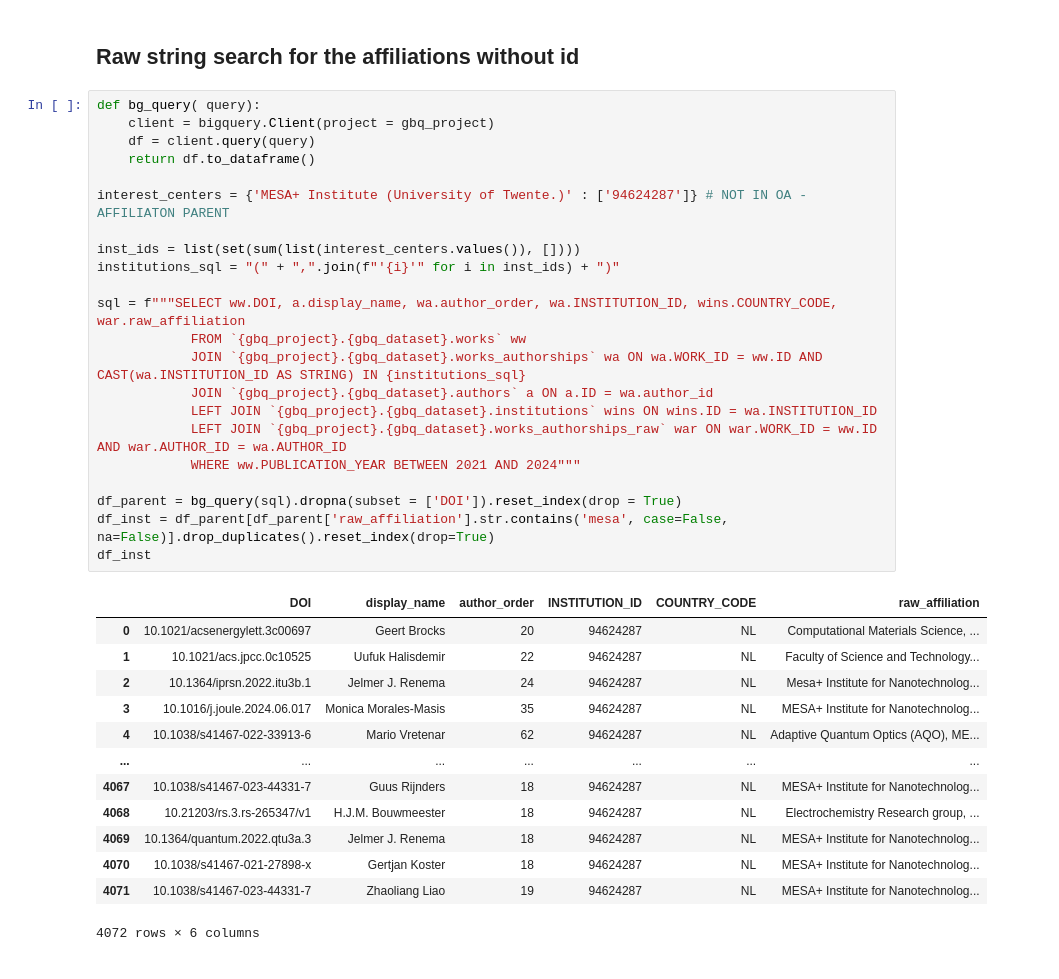
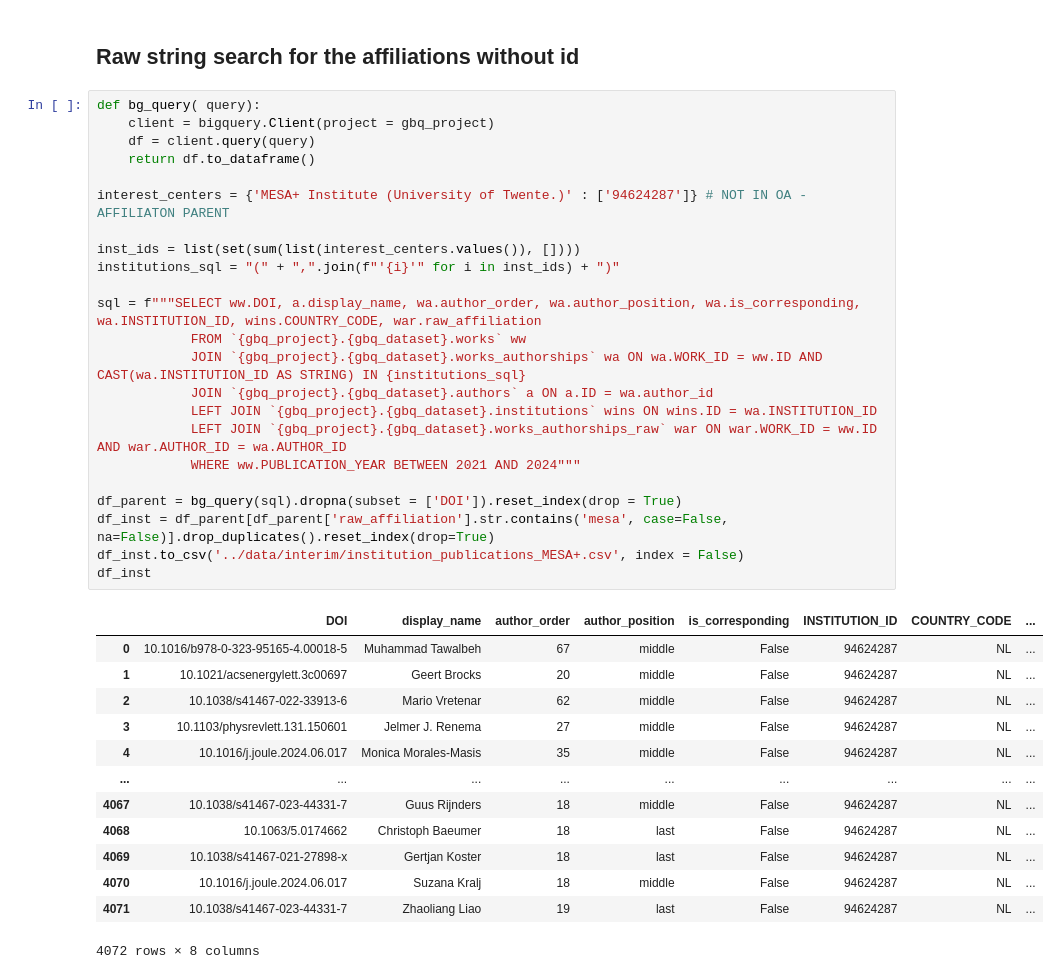
Before and after one commit to APVsiris/2025CERCA01, a Jupyter notebook: notebooks/3.0-apv-metrics.ipynb, the cells around one changed output. Saved outputs shown, nothing was run; the diff lists cells and outputs as text.

```diff
--- a/notebooks/3.0-apv-metrics.ipynb
+++ b/notebooks/3.0-apv-metrics.ipynb
@@ -151,38 +161,39 @@ Processing: Imdea Nanociencia
 # %%
 def bg_query( query):
     client = bigquery.Client(project = gbq_project)
     df = client.query(query)
     return df.to_dataframe()
 
 interest_centers = {'MESA+ Institute (University of Twente.)' : ['94624287']} # NOT IN OA - AFFILIATON PARENT
 
 inst_ids = list(set(sum(list(interest_centers.values()), [])))
 institutions_sql = "(" + ",".join(f"'{i}'" for i in inst_ids) + ")"
 
-sql = f"""SELECT ww.DOI, a.display_name, wa.author_order, wa.INSTITUTION_ID, wins.COUNTRY_CODE, war.raw_affiliation
+sql = f"""SELECT ww.DOI, a.display_name, wa.author_order, wa.author_position, wa.is_corresponding, wa.INSTITUTION_ID, wins.COUNTRY_CODE, war.raw_affiliation
             FROM `{gbq_project}.{gbq_dataset}.works` ww
             JOIN `{gbq_project}.{gbq_dataset}.works_authorships` wa ON wa.WORK_ID = ww.ID AND CAST(wa.INSTITUTION_ID AS STRING) IN {institutions_sql}
             JOIN `{gbq_project}.{gbq_dataset}.authors` a ON a.ID = wa.author_id
             LEFT JOIN `{gbq_project}.{gbq_dataset}.institutions` wins ON wins.ID = wa.INSTITUTION_ID
             LEFT JOIN `{gbq_project}.{gbq_dataset}.works_authorships_raw` war ON war.WORK_ID = ww.ID AND war.AUTHOR_ID = wa.AUTHOR_ID
             WHERE ww.PUBLICATION_YEAR BETWEEN 2021 AND 2024"""
 
 df_parent = bg_query(sql).dropna(subset = ['DOI']).reset_index(drop = True)
 df_inst = df_parent[df_parent['raw_affiliation'].str.contains('mesa', case=False, na=False)].drop_duplicates().reset_index(drop=True)
+df_inst.to_csv('../data/interim/institution_publications_MESA+.csv', index = False)
 df_inst
 # %% [output]
-|  | DOI | display_name | author_order | INSTITUTION_ID | COUNTRY_CODE | raw_affiliation |
-| 0 | 10.1021/acsenergylett.3c00697 | Geert Brocks | 20 | 94624287 | NL | Computational Materials Science, ... |
-| 1 | 10.1021/acs.jpcc.0c10525 | Uufuk Halisdemir | 22 | 94624287 | NL | Faculty of Science and Technology... |
-| 2 | 10.1364/iprsn.2022.itu3b.1 | Jelmer J. Renema | 24 | 94624287 | NL | Mesa+ Institute for Nanotechnolog... |
-| 3 | 10.1016/j.joule.2024.06.017 | Monica Morales‐Masis | 35 | 94624287 | NL | MESA+ Institute for Nanotechnolog... |
-| 4 | 10.1038/s41467-022-33913-6 | Mario Vretenar | 62 | 94624287 | NL | Adaptive Quantum Optics (AQO), ME... |
-| ... | ... | ... | ... | ... | ... | ... |
-| 4067 | 10.1038/s41467-023-44331-7 | Guus Rijnders | 18 | 94624287 | NL | MESA+ Institute for Nanotechnolog... |
-| 4068 | 10.21203/rs.3.rs-265347/v1 | H.J.M. Bouwmeester | 18 | 94624287 | NL | Electrochemistry Research group, ... |
-| 4069 | 10.1364/quantum.2022.qtu3a.3 | Jelmer J. Renema | 18 | 94624287 | NL | MESA+ Institute for Nanotechnolog... |
-| 4070 | 10.1038/s41467-021-27898-x | Gertjan Koster | 18 | 94624287 | NL | MESA+ Institute for Nanotechnolog... |
-| 4071 | 10.1038/s41467-023-44331-7 | Zhaoliang Liao | 19 | 94624287 | NL | MESA+ Institute for Nanotechnolog... |
+|  | DOI | display_name | author_order | author_position | is_corresponding | INSTITUTION_ID | COUNTRY_CODE | ... |
+| 0 | 10.1016/b978-0-323-95165-4.00018-5 | Muhammad Tawalbeh | 67 | middle | False | 94624287 | NL | ... |
+| 1 | 10.1021/acsenergylett.3c00697 | Geert Brocks | 20 | middle | False | 94624287 | NL | ... |
+| 2 | 10.1038/s41467-022-33913-6 | Mario Vretenar | 62 | middle | False | 94624287 | NL | ... |
+| 3 | 10.1103/physrevlett.131.150601 | Jelmer J. Renema | 27 | middle | False | 94624287 | NL | ... |
+| 4 | 10.1016/j.joule.2024.06.017 | Monica Morales‐Masis | 35 | middle | False | 94624287 | NL | ... |
+| ... | ... | ... | ... | ... | ... | ... | ... | ... |
+| 4067 | 10.1038/s41467-023-44331-7 | Guus Rijnders | 18 | middle | False | 94624287 | NL | ... |
+| 4068 | 10.1063/5.0174662 | Christoph Baeumer | 18 | last | False | 94624287 | NL | ... |
+| 4069 | 10.1038/s41467-021-27898-x | Gertjan Koster | 18 | last | False | 94624287 | NL | ... |
+| 4070 | 10.1016/j.joule.2024.06.017 | Suzana Kralj | 18 | middle | False | 94624287 | NL | ... |
+| 4071 | 10.1038/s41467-023-44331-7 | Zhaoliang Liao | 19 | last | False | 94624287 | NL | ... |
-4072 rows × 6 columns
+4072 rows × 8 columns
 # %%
 pubs_number = df_inst.DOI.nunique()
```
Also changed, not shown: parts of 3 cells of this notebook, 14 other files.
